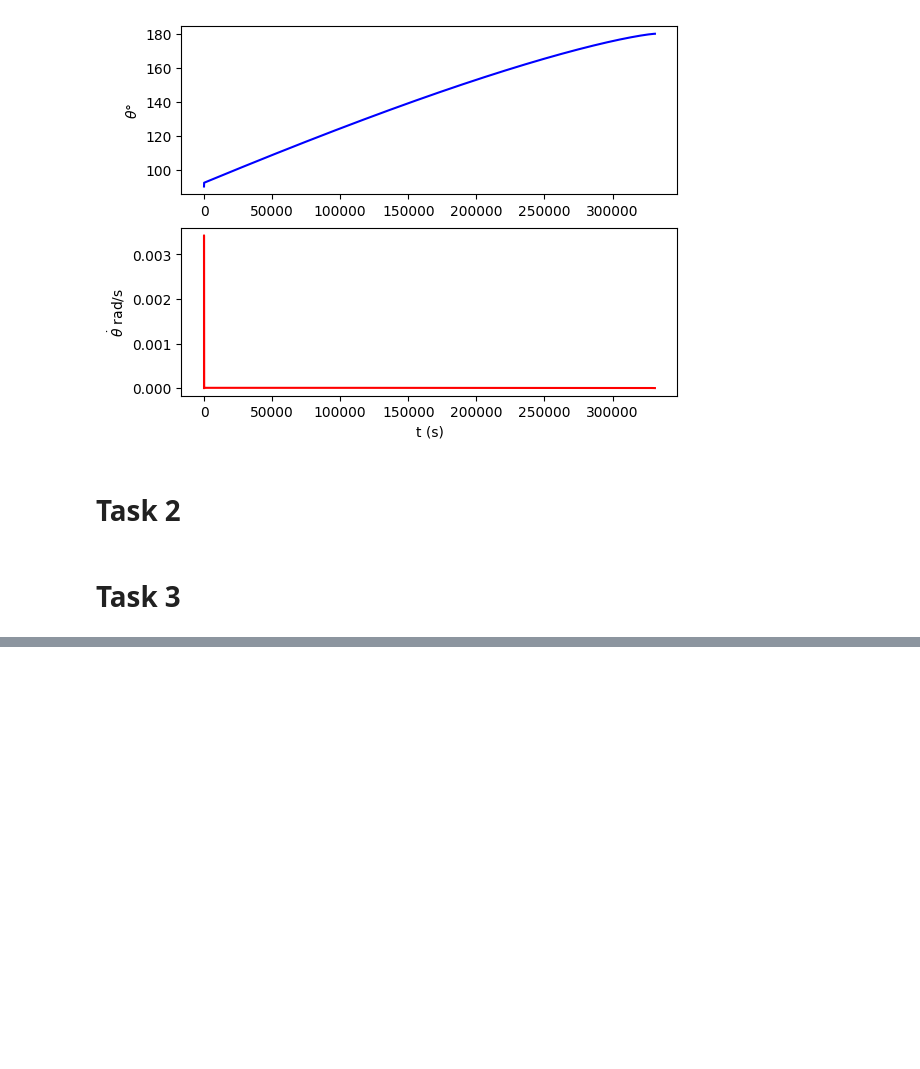
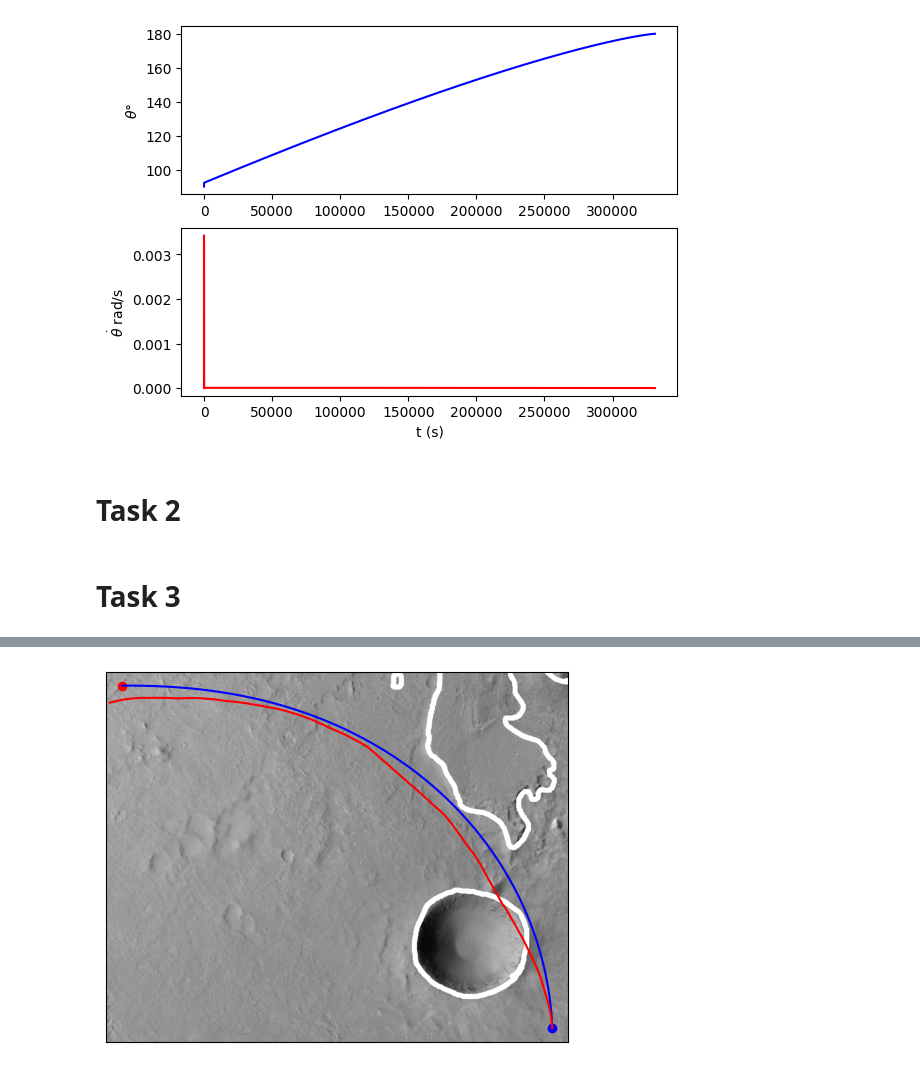
Before and after one commit to Meoli96/Robotic-pathfinding, a Jupyter notebook: main.ipynb, the cells around one changed output, grey strips where cells are left out. Drawn from its saved outputs; the diff is of its cells as text; code cells hidden in the pictures; blank space fills up the shorter version.

```diff
--- a/main.ipynb
+++ b/main.ipynb
@@ -223,0 +222,16 @@ P0 = np.eye(3)*[sigma_x**2, sigma_y**2, sigma_theta**2] # initial covariance mat
+# %%
+submap.plot()
+# Plot real trajectory
+plt.plot(P0[0]/10 - submap.x_off/10, P0[1]/10 - submap.y_off/10, 'bo')
+plt.plot(P1[0]/10 - submap.x_off/10, P1[1]/10 - submap.y_off/10, 'ro')
+
+plt.plot(r_traj[:,0]/10 - submap.x_off/10, r_traj[:,1]/10 - submap.y_off/10, 'b')
+plt.plot(q_hat[:,0]/10- submap.x_off/10, q_hat[:,1]/10 - submap.y_off/10, 'r')
+
+# Plot 3 sigma ellipse of the rover position
+
+
+
+plt.show()
+# %% [output]
+[figure, added]
```
Also changed, not shown: parts of 14 cells of this notebook, 5 other files.
